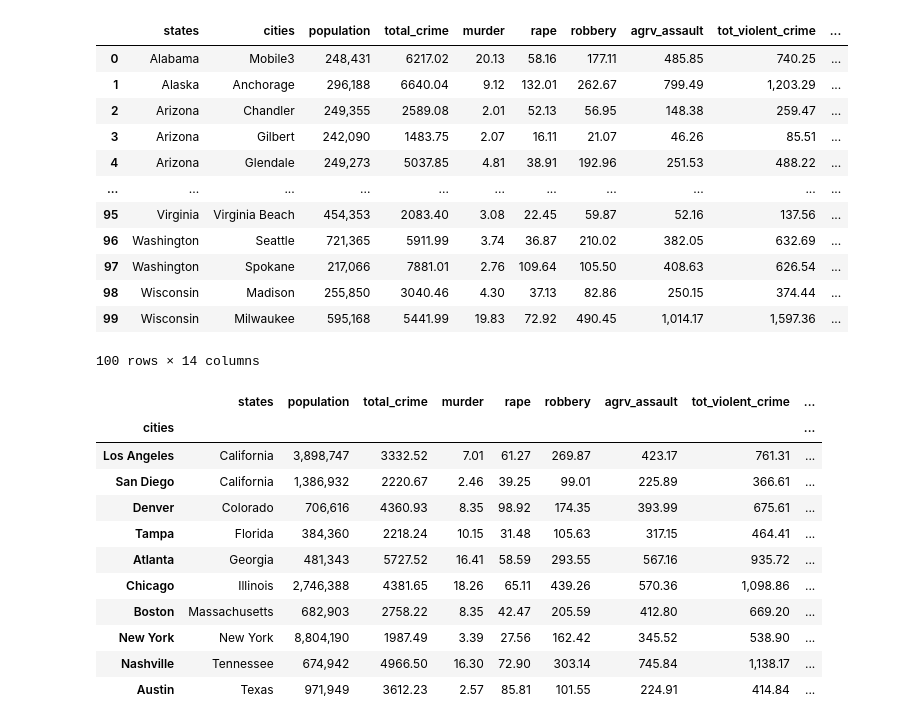
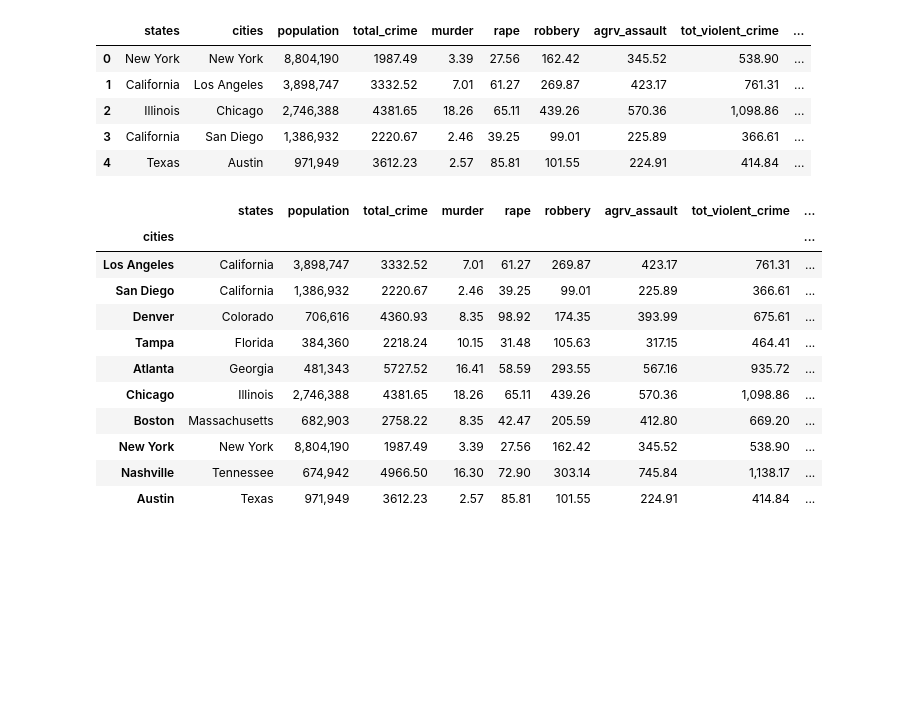
Before and after one commit to benschatz97/group_project_1, a Jupyter notebook: sean_files/population_city_crime/population_city_crime.ipynb, the cells around one changed output. Cells and saved outputs as stored; diff of their text form; code cells hidden in the pictures; blank space fills up the shorter version.

```diff
--- a/sean_files/population_city_crime/population_city_crime.ipynb
+++ b/sean_files/population_city_crime/population_city_crime.ipynb
@@ -7,26 +9,22 @@ import numpy as np
 # %%
 # Create A Path to the CSV file
-csv_path = Path("./crime_250_plus.csv")
+crime_rates = Path("./crime_250_plus.csv")
+cities_population = Path("./population.csv")
+
+# Read School and Student Data File and store into Pandas DataFrames
+cities_crime_rates_df = pd.read_csv(crime_rates)
+population_city_df = pd.read_csv(cities_population)
+
+# Combine both CSV files into dataset
+crime_rates_plus_population_df = pd.merge(cities_crime_rates_df, population_city_df, left_on= "cities", right_on= "US City", how= "right")
+crime_rates_plus_population_df.head()
+# %% [output]
+|  | states | cities | population | total_crime | murder | rape | robbery | agrv_assault | tot_violent_crime | ... |
+| 0 | New York | New York | 8,804,190 | 1987.49 | 3.39 | 27.56 | 162.42 | 345.52 | 538.90 | ... |
+| 1 | California | Los Angeles | 3,898,747 | 3332.52 | 7.01 | 61.27 | 269.87 | 423.17 | 761.31 | ... |
+| 2 | Illinois | Chicago | 2,746,388 | 4381.65 | 18.26 | 65.11 | 439.26 | 570.36 | 1,098.86 | ... |
+| 3 | California | San Diego | 1,386,932 | 2220.67 | 2.46 | 39.25 | 99.01 | 225.89 | 366.61 | ... |
+| 4 | Texas | Austin | 971,949 | 3612.23 | 2.57 | 85.81 | 101.55 | 224.91 | 414.84 | ... |
-# %%
-# Read in the CSV file
-cities_crime_rates_df = pd.read_csv('crime_250_plus.csv')
-
-# Print the CSV file
-cities_crime_rates_df
-# %% [output]
-|  | states | cities | population | total_crime | murder | rape | robbery | agrv_assault | tot_violent_crime | ... |
-| 0 | Alabama | Mobile3 | 248,431 | 6217.02 | 20.13 | 58.16 | 177.11 | 485.85 | 740.25 | ... |
-| 1 | Alaska | Anchorage | 296,188 | 6640.04 | 9.12 | 132.01 | 262.67 | 799.49 | 1,203.29 | ... |
-| 2 | Arizona | Chandler | 249,355 | 2589.08 | 2.01 | 52.13 | 56.95 | 148.38 | 259.47 | ... |
-| 3 | Arizona | Gilbert | 242,090 | 1483.75 | 2.07 | 16.11 | 21.07 | 46.26 | 85.51 | ... |
-| 4 | Arizona | Glendale | 249,273 | 5037.85 | 4.81 | 38.91 | 192.96 | 251.53 | 488.22 | ... |
-| ... | ... | ... | ... | ... | ... | ... | ... | ... | ... | ... |
-| 95 | Virginia | Virginia Beach | 454,353 | 2083.40 | 3.08 | 22.45 | 59.87 | 52.16 | 137.56 | ... |
-| 96 | Washington | Seattle | 721,365 | 5911.99 | 3.74 | 36.87 | 210.02 | 382.05 | 632.69 | ... |
-| 97 | Washington | Spokane | 217,066 | 7881.01 | 2.76 | 109.64 | 105.50 | 408.63 | 626.54 | ... |
-| 98 | Wisconsin | Madison | 255,850 | 3040.46 | 4.30 | 37.13 | 82.86 | 250.15 | 374.44 | ... |
-| 99 | Wisconsin | Milwaukee | 595,168 | 5441.99 | 19.83 | 72.92 | 490.45 | 1,014.17 | 1,597.36 | ... |
-100 rows × 14 columns
 # %%
 # filter cities to the 10 chosen for the project
 filtered_cities_crime= cities_crime_rates_df[cities_crime_rates_df['cities'].isin(['Atlanta', 'Austin', 'Chicago', 'Denver', 'Los Angeles', 'Nashville', 'New York', 'San Diego', 'Tampa', 'Boston'])]
```
Also changed, not shown: parts of 5 cells of this notebook, 2 other files.
